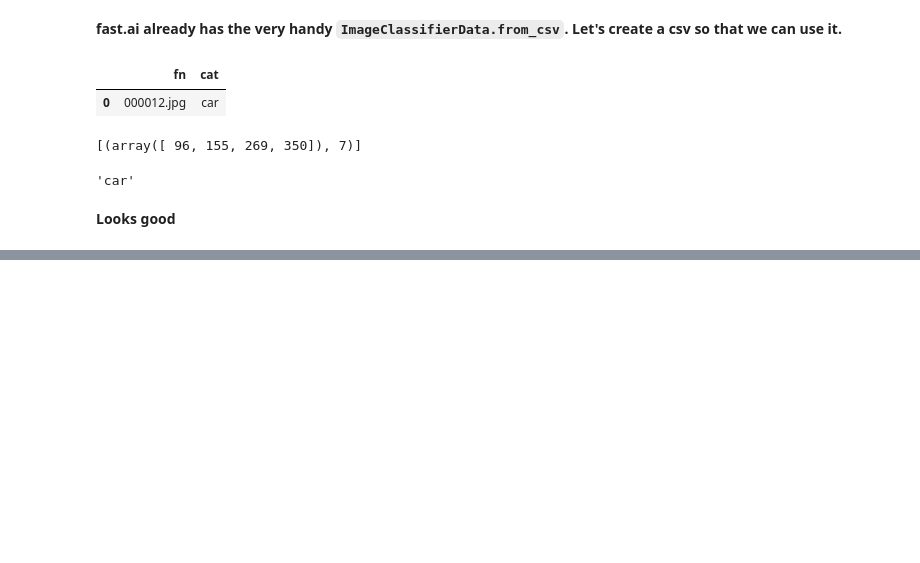
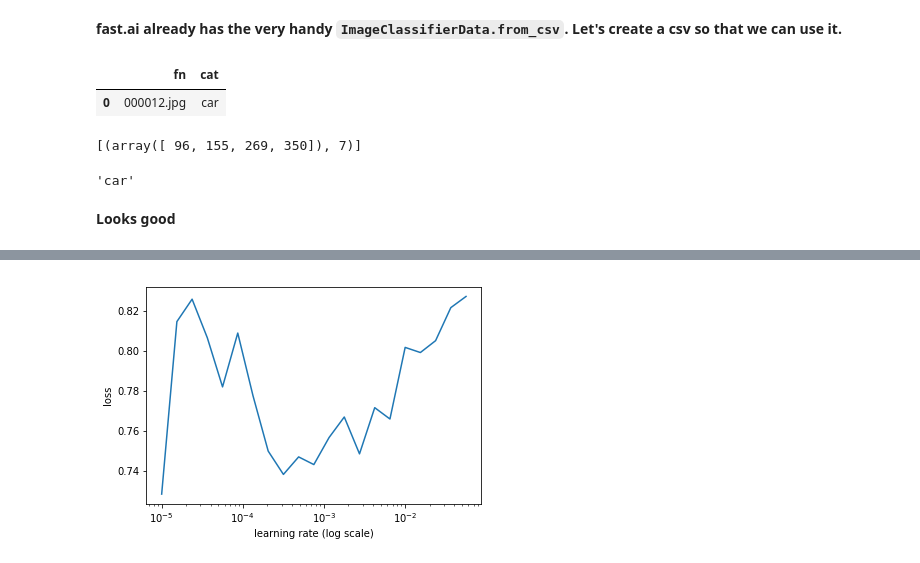
Before and after one commit to aiedward/fastai-1, a Jupyter notebook: Object detection.ipynb, the cells around one changed output, grey strips where cells are left out. Drawn from its saved outputs; the diff is of its cells as text; code cells hidden in the pictures; blank space fills up the shorter version.

```diff
--- a/Object detection.ipynb
+++ b/Object detection.ipynb
@@ -284,0 +318,4 @@ df.to_csv(CSV, index=False)
+# %%
+lr = 1e-2
+# %%
+learn.fit(lrs=lr, n_cycle=1, cycle_len=1)
@@ -284,0 +327,2 @@ df.to_csv(CSV, index=False)
+# %%
+lrs = np.array([lr/1000, lr/100, lr])
@@ -284,0 +331,4 @@ df.to_csv(CSV, index=False)
+# %%
+lrf = learn.lr_find(start_lr=lrs/1000)
+learn.sched.plot(n_skip=0)
+# %% [output]
@@ -284,0 +336 @@ df.to_csv(CSV, index=False)
+[figure, added]
```
Also changed, not shown: parts of 58 cells of this notebook.
